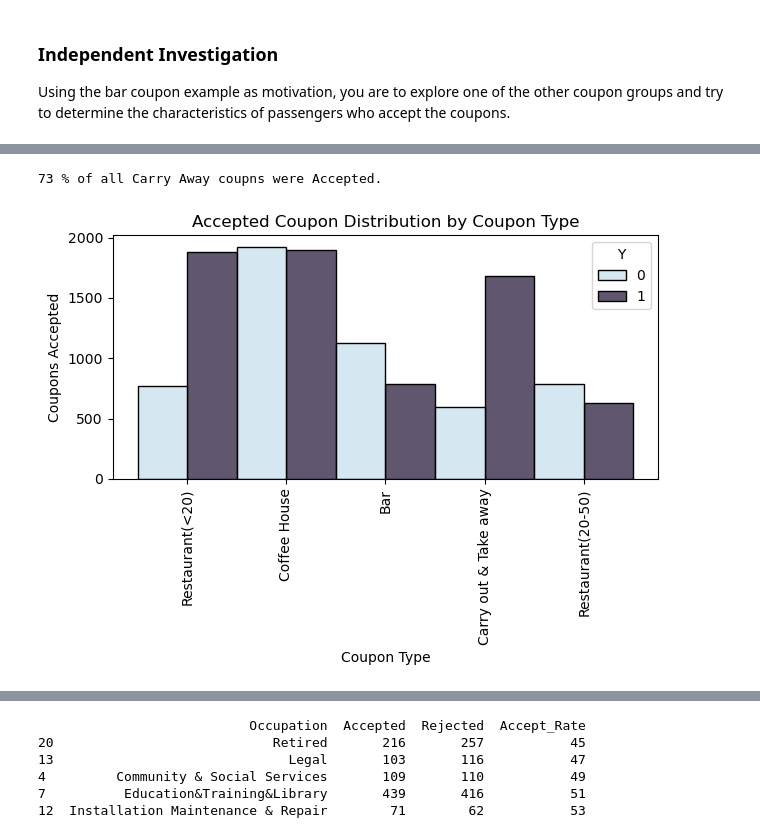
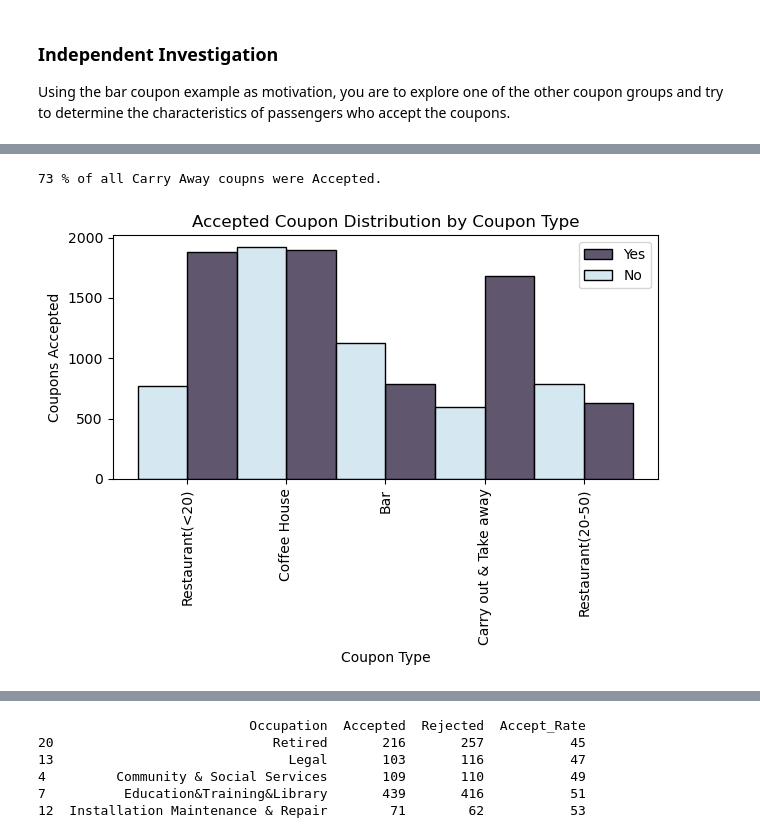
Before and after one commit to JOSHUAGITBERG/Customer_Coupon, a Jupyter notebook: Coupon_Engagement_Analysis.ipynb, the cells around one changed output, grey strips where cells are left out. Drawn from its saved outputs; the diff is of its cells as text; code cells hidden in the pictures.

```diff
--- a/Coupon_Engagement_Analysis.ipynb
+++ b/Coupon_Engagement_Analysis.ipynb
@@ -468,25 +468,26 @@ sub2.figure.savefig('/var/local/data/Customer_Coupon/images/weather_passenger.pn
 # %%
 # Take out and cheap restaurants are the most highly engaged coupon types.
 # Note that we will end up driving engagement across all coupon types in order to maintain the largest cohort
 # This chart will not be stacked, but is used for reference
 # We will be able to exceed the highest acceptance rate on this histogram by stacking other attributes
 axcoupon = sns.histplot(data, x='coupon', hue='Y', multiple='dodge',palette="ch:s=.25,rot=-.25")
 axcoupon.tick_params(axis='x', rotation=90)
 axcoupon.set_title('Accepted Coupon Distribution by Coupon Type')
 axcoupon.set_ylabel('Coupons Accepted')
 axcoupon.set_xlabel('Coupon Type')
 axcoupon.tick_params(axis='x', rotation=90)
+axcoupon.legend(labels=["Yes","No"])
 axcoupon.figure.tight_layout()
 axcoupon.figure.savefig('/var/local/data/Customer_Coupon/images/coupon.png')
 
 carry=('Carry out & Take away','not-used')
 
 dfca=(data.loc[(data.coupon.isin(carry))])
 carry_away=int(100*(dfca["Y"].sum()/dfca["Y"].shape[0]))
 print(carry_away,'% of all Carry Away coupns were Accepted.')
 # %% [output]
 73 % of all Carry Away coupns were Accepted.
-[figure, old version]
+[figure, new version]
 # %%
 # 2PM to 6PM is the most active time as shown below
 axtime = sns.histplot(data, x='time', hue='Y', multiple='dodge',palette="ch:s=.25,rot=-.25")
```
Also changed, not shown: parts of 4 cells of this notebook, 3 other files.
